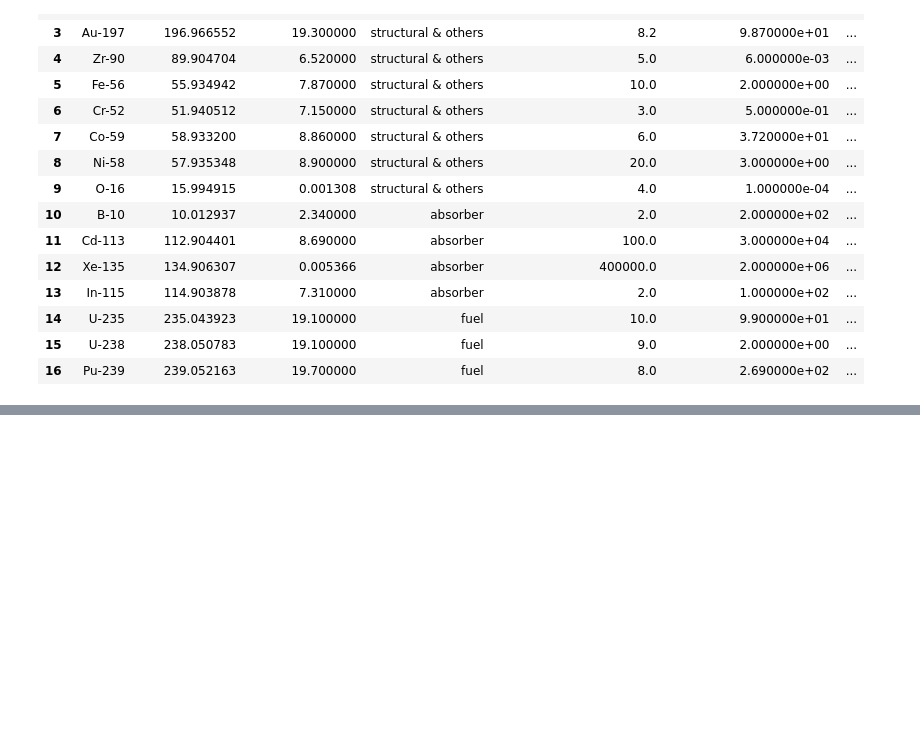
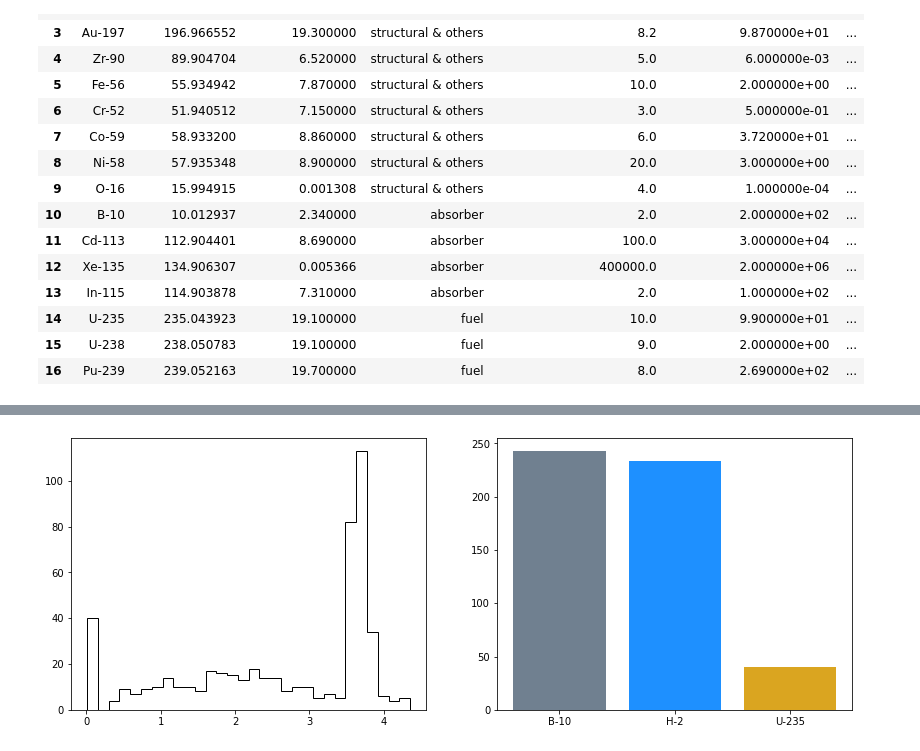
Before and after one commit to almeida-caio/2Drunk, a Jupyter notebook: notebooks/Shielding a Nuclear Reactor.ipynb, the cells around one changed output, grey strips where cells are left out. Drawn from its saved outputs; the diff is of its cells as text; code cells hidden in the pictures; blank space fills up the shorter version.

```diff
--- a/notebooks/Shielding a Nuclear Reactor.ipynb
+++ b/notebooks/Shielding a Nuclear Reactor.ipynb
@@ -269,0 +273,15 @@ some_reactor.showSchematics()
+# %%
+fig, axs = plt.subplots(1, 2, figsize = (14,5))
+
+mat_stop_list = np.sort(list(set(some_reactor.where_stopped)))
+counting_by_material = []
+for mat in mat_stop_list:
+    counting_by_material.append(some_reactor.where_stopped.count(mat))
+
+# np.average(some_reactor.stopping_dist)
+axs[0].hist(some_reactor.stopping_dist, bins = 30, color = 'black', histtype = 'step')
+axs[1].bar(mat_stop_list, counting_by_material, color = ['slategrey', 'dodgerblue', 'goldenrod'])
+
+plt.show()
+# %% [output]
+[figure, added]
```
Also changed, not shown: parts of 3 cells of this notebook.
